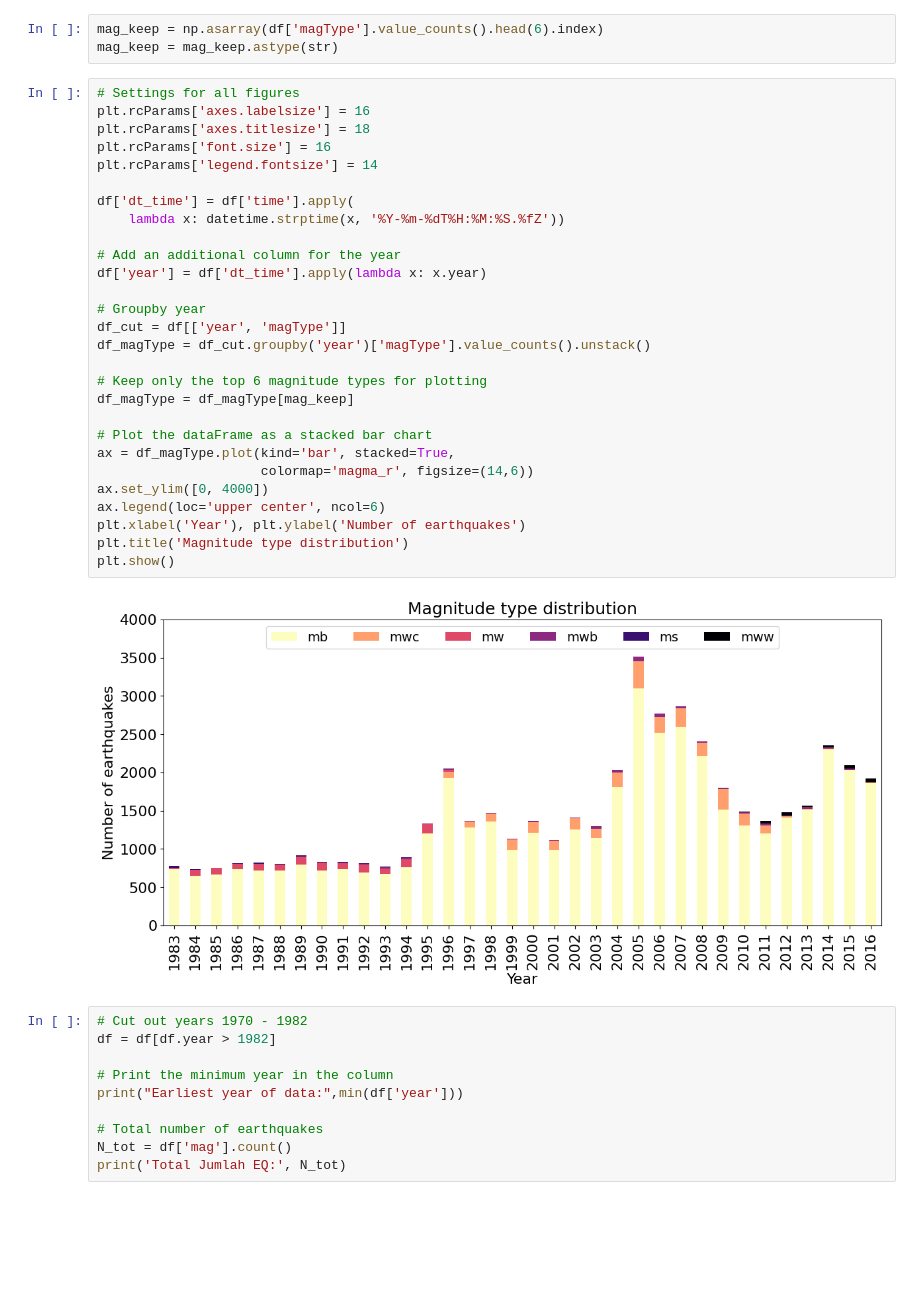
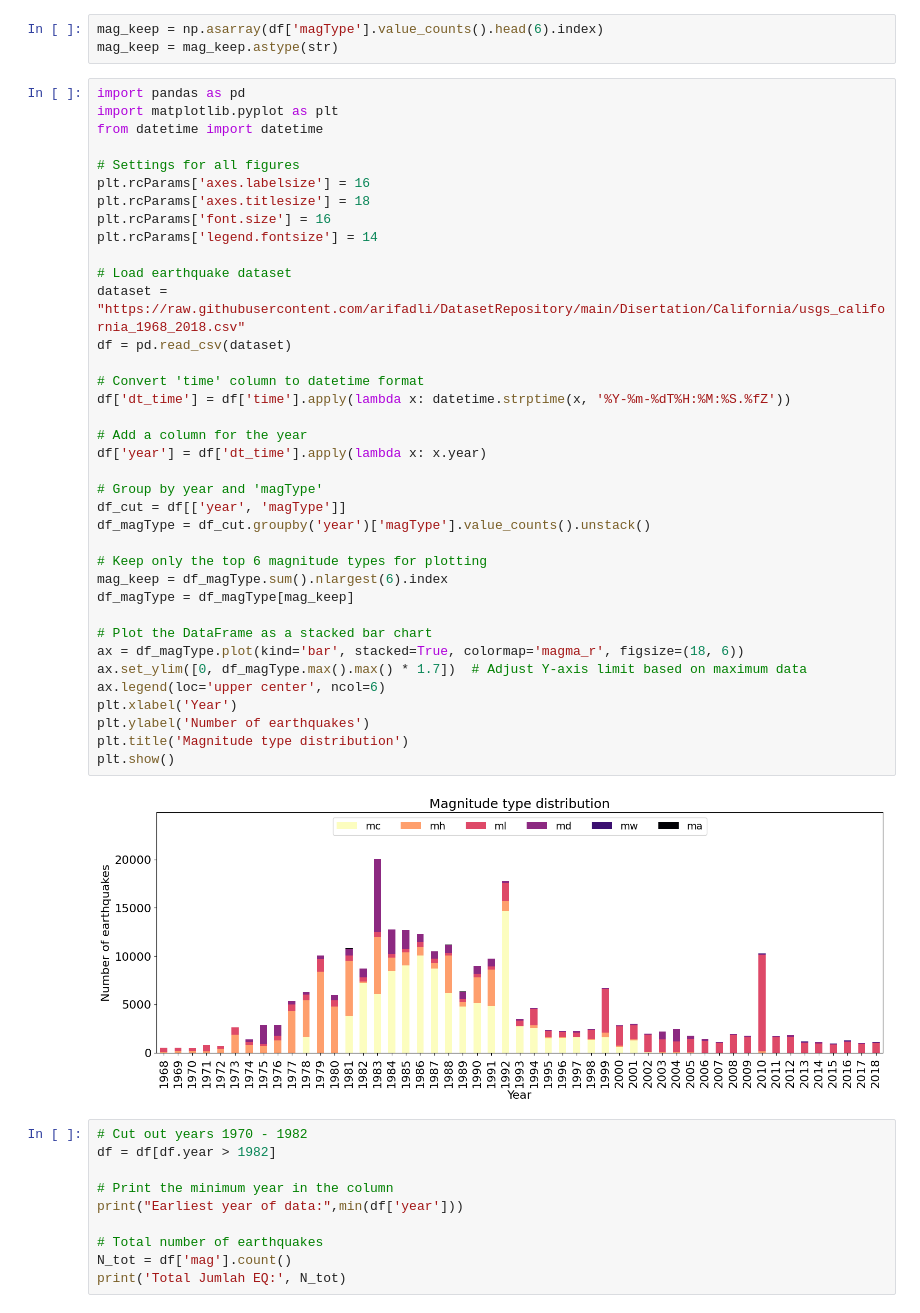
Before and after one commit to arifadli/Earthquake-Event-Analysis, a Jupyter notebook: Earthquake Research/Gutenberg Richter Law/Gutenberg Richter Law - Indonesia Earthquake.ipynb, the cells around one changed output. Saved outputs shown, nothing was run; the diff lists cells and outputs as text; blank space fills up the shorter version.

```diff
--- a/Earthquake Research/Gutenberg Richter Law/Gutenberg Richter Law - Indonesia Earthquake.ipynb
+++ b/Earthquake Research/Gutenberg Richter Law/Gutenberg Richter Law - Indonesia Earthquake.ipynb
@@ -60,35 +60,44 @@ Name: magType, dtype: int64
 mag_keep = np.asarray(df['magType'].value_counts().head(6).index)
 mag_keep = mag_keep.astype(str)
 # %%
+import pandas as pd
+import matplotlib.pyplot as plt
+from datetime import datetime
+
 # Settings for all figures
 plt.rcParams['axes.labelsize'] = 16
 plt.rcParams['axes.titlesize'] = 18
 plt.rcParams['font.size'] = 16
 plt.rcParams['legend.fontsize'] = 14
 
-df['dt_time'] = df['time'].apply(
-    lambda x: datetime.strptime(x, '%Y-%m-%dT%H:%M:%S.%fZ'))
+# Load earthquake dataset
+dataset = "https://raw.githubusercontent.com/arifadli/DatasetRepository/main/Disertation/California/usgs_california_1968_2018.csv"
+df = pd.read_csv(dataset)
 
-# Add an additional column for the year
+# Convert 'time' column to datetime format
+df['dt_time'] = df['time'].apply(lambda x: datetime.strptime(x, '%Y-%m-%dT%H:%M:%S.%fZ'))
+
+# Add a column for the year
 df['year'] = df['dt_time'].apply(lambda x: x.year)
 
-# Groupby year
+# Group by year and 'magType'
 df_cut = df[['year', 'magType']]
 df_magType = df_cut.groupby('year')['magType'].value_counts().unstack()
 
 # Keep only the top 6 magnitude types for plotting
+mag_keep = df_magType.sum().nlargest(6).index
 df_magType = df_magType[mag_keep]
 
-# Plot the dataFrame as a stacked bar chart
-ax = df_magType.plot(kind='bar', stacked=True,
-                     colormap='magma_r', figsize=(14,6))
-ax.set_ylim([0, 4000])
+# Plot the DataFrame as a stacked bar chart
+ax = df_magType.plot(kind='bar', stacked=True, colormap='magma_r', figsize=(18, 6))
+ax.set_ylim([0, df_magType.max().max() * 1.7])  # Adjust Y-axis limit based on maximum data
 ax.legend(loc='upper center', ncol=6)
-plt.xlabel('Year'), plt.ylabel('Number of earthquakes')
+plt.xlabel('Year')
+plt.ylabel('Number of earthquakes')
 plt.title('Magnitude type distribution')
 plt.show()
 # %% [output]
-[figure, old version]
+[figure, new version]
 # %%
 # Cut out years 1970 - 1982
 df = df[df.year > 1982]
```
Also changed, not shown: parts of 2 cells of this notebook, 2 other files.
